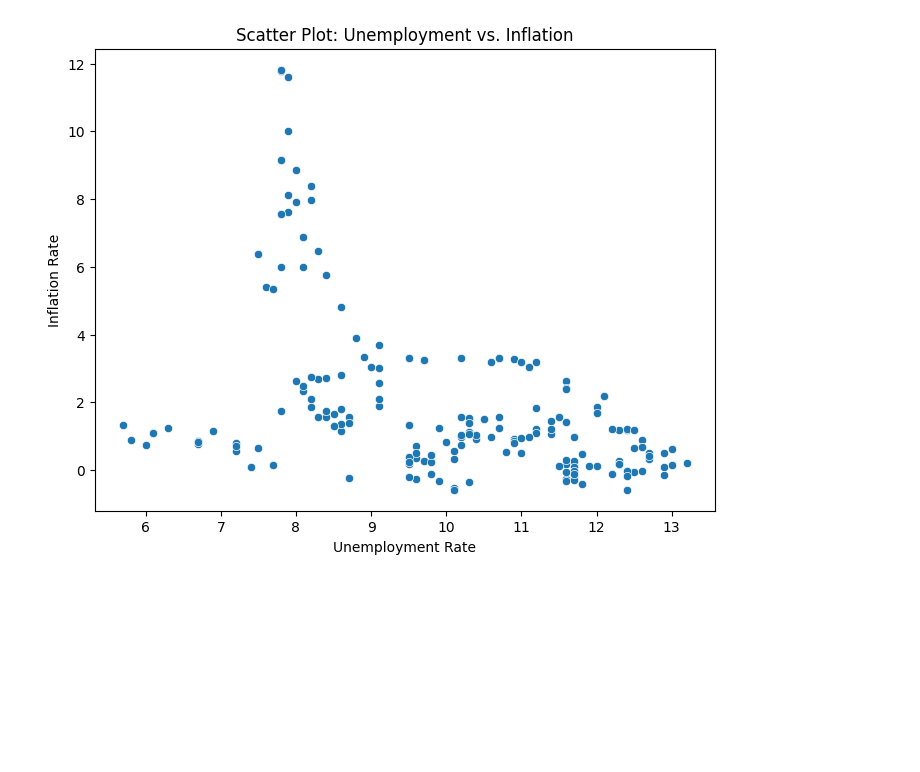
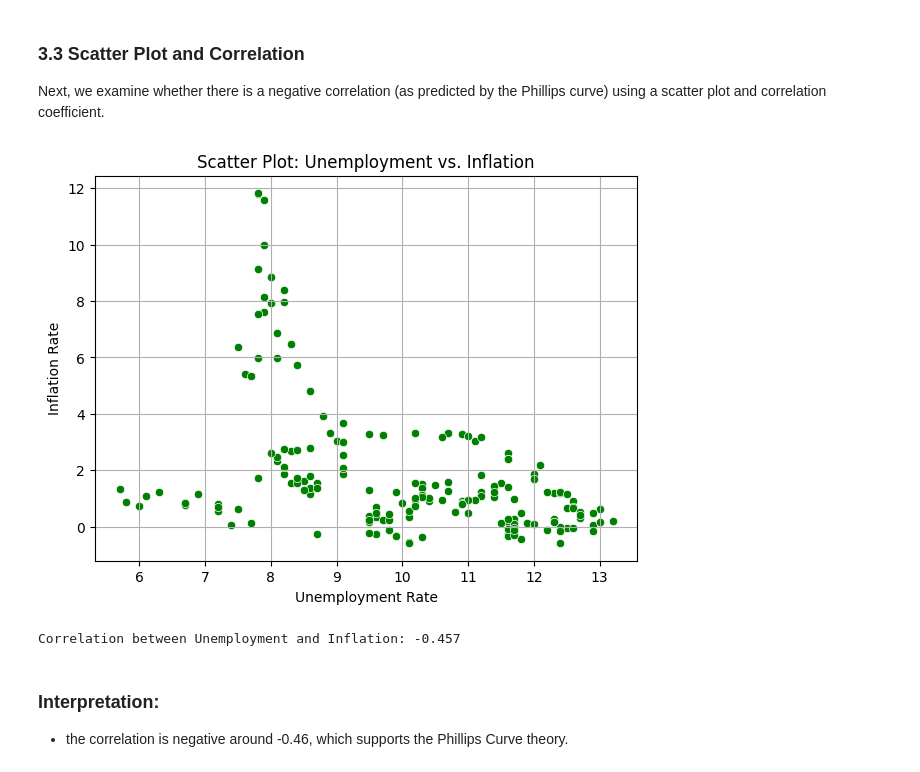
Before and after one commit to aityounes-anis/italian-economic-indicators-analysis, a Jupyter notebook: notebooks/analysis.ipynb, the cells around one changed output. Cells and saved outputs as stored; diff of their text form; code cells hidden in the pictures; blank space fills up the shorter version.

Commit message:
perform and EDA (Analysis), a method to perform a case study on the relationship between inflation and unemployment rates in Italy

```diff
--- a/notebooks/analysis.ipynb
+++ b/notebooks/analysis.ipynb
@@ -5,3 +40,7 @@ import seaborn as sns
 # %%
-# Load the merged dataset
-df = pd.read_csv("../data/processed/italy_economic_indicators.csv", parse_dates=['date'])
+import pandas as pd
+
+# Load the processed dataset
+df = pd.read_csv("../data/processed/italy_unemployment_inflation.csv", parse_dates=['date'])
+print("Merged and Cleaned Data:")
+print(df.head())
@@ -43,11 +105,21 @@ This grapgh shows that
+# %% [markdown]
+### 3.3 Scatter Plot and Correlation
+Next, we examine whether there is a negative correlation (as predicted by the Phillips curve) using a scatter plot and correlation coefficient.
 # %%
-# Scatter plot to visualize the relationship between unemployment and inflation
-plt.figure(figsize=(8, 6))
-sns.scatterplot(x='Unemployment', y='Inflation', data=df)
+plt.figure(figsize=(7, 5))
+sns.scatterplot(x='Unemployment', y='Inflation', data=df, color='green')
 plt.title("Scatter Plot: Unemployment vs. Inflation")
 plt.xlabel("Unemployment Rate")
 plt.ylabel("Inflation Rate")
-plt.savefig("../figures/scatter_unemployment_inflation.png")
+plt.grid(True)
 plt.show()
+
+correlation = df['Unemployment'].corr(df['Inflation'])
+print(f"Correlation between Unemployment and Inflation: {correlation:.3f}")
 # %% [output]
-[figure, old version]
+[figure, new version]
+Correlation between Unemployment and Inflation: -0.457
+# %% [markdown]
+### Interpretation:
+
+- the correlation is negative around -0.46, which supports the Phillips Curve theory.
```
Also changed, not shown: parts of 13 cells of this notebook.
